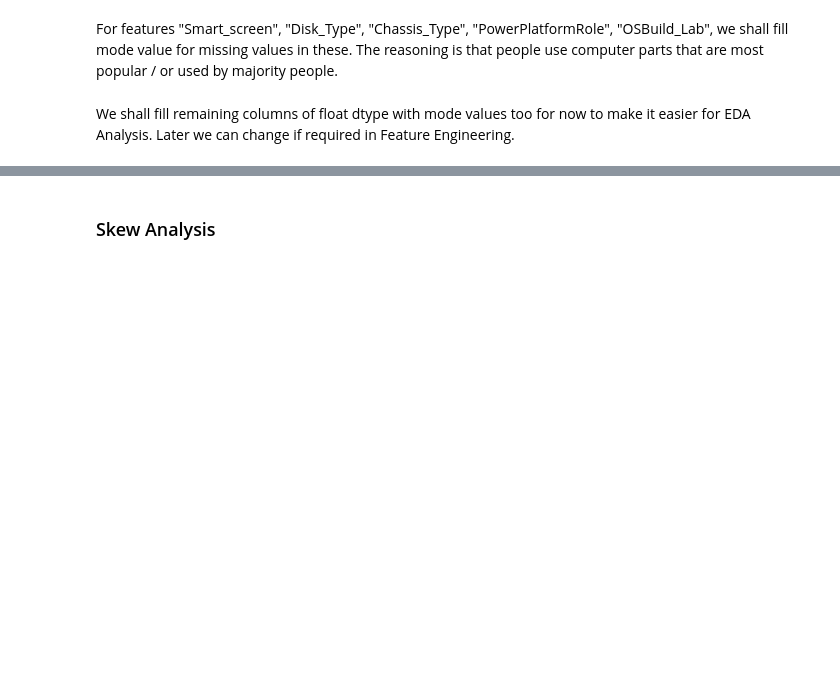
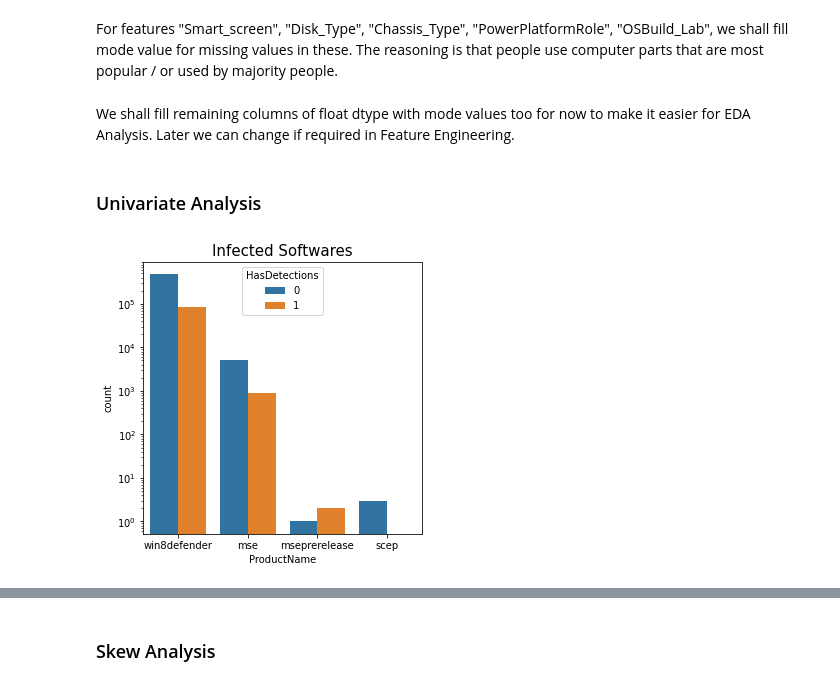
Before and after one commit to akshaymg99/Mercari_ML_QuickBytes, a Jupyter notebook: Assignment 2/Assignment_2_Pre_Processing_EDA.ipynb, the cells around one changed output, grey strips where cells are left out. Saved outputs shown, nothing was run; the diff lists cells and outputs as text; code cells hidden in the pictures; blank space fills up the shorter version.

```diff
--- a/Assignment 2/Assignment_2_Pre_Processing_EDA.ipynb
+++ b/Assignment 2/Assignment_2_Pre_Processing_EDA.ipynb
@@ -183,3 +183,15 @@ We shall fill remaining columns of float dtype with mode values too for now to m
 for feature in ["DefaultBrowsersIdentifier", "Census_IsFlightingInternal", "Census_ThresholdOptIn", "Census_IsWIMBootEnabled", "OrganizationIdentifier", "SMode", "CityIdentifier", "Wdft_IsGamer", "Wdft_RegionIdentifier", "Census_InternalBatteryNumberOfCharges", "Census_FirmwareManufacturerIdentifier", "Census_FirmwareVersionIdentifier", "Census_IsFlightsDisabled", "Census_OEMModelIdentifier", "Census_OEMNameIdentifier", "Firewall", "Census_TotalPhysicalRAM", "Census_IsAlwaysOnAlwaysConnectedCapable", "Census_OSInstallLanguageIdentifier", "IeVerIdentifier", "Census_SystemVolumeTotalCapacity", "Census_PrimaryDiskTotalCapacity", "Census_InternalPrimaryDiagonalDisplaySizeInInches", "Census_InternalPrimaryDisplayResolutionHorizontal", "Census_InternalPrimaryDisplayResolutionVertical", "AVProductsEnabled", "AVProductsInstalled", "AVProductStatesIdentifier", "IsProtected", "Census_ProcessorModelIdentifier", "Census_ProcessorCoreCount", "Census_ProcessorManufacturerIdentifier", "RtpStateBitfield", "Census_IsVirtualDevice", "UacLuaenable", "GeoNameIdentifier"]:
     train[feature].fillna(train[feature].mode()[0], inplace=True)
     test[feature].fillna(test[feature].mode()[0], inplace=True)
+# %% [markdown]
+### Univariate Analysis
+# %%
+## Antivirus Product name vs Detection target
+
+plt.figure(figsize = (5,5))
+sns.countplot(x='ProductName', hue='HasDetections', data = train)
+plt.yscale('log')
+plt.title('Infected Softwares', size=15)
+plt.show()
+# %% [output]
+[figure, added]
```
Also changed, not shown: parts of 37 cells of this notebook.
